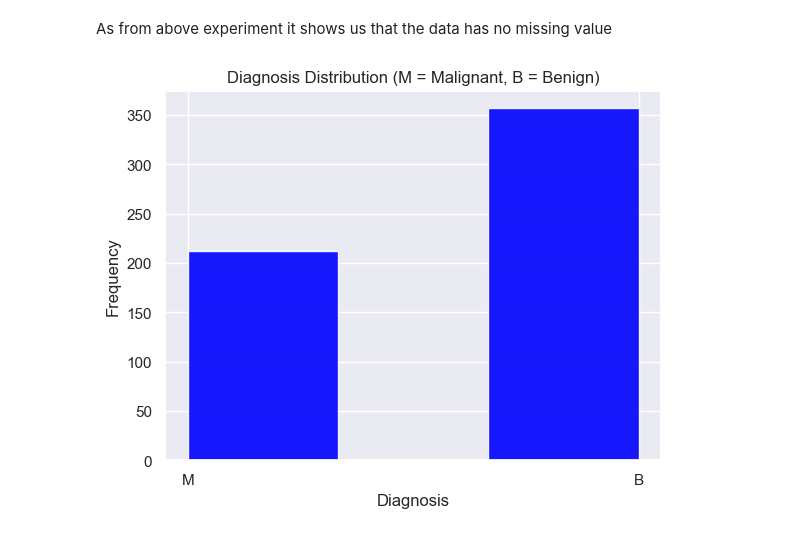
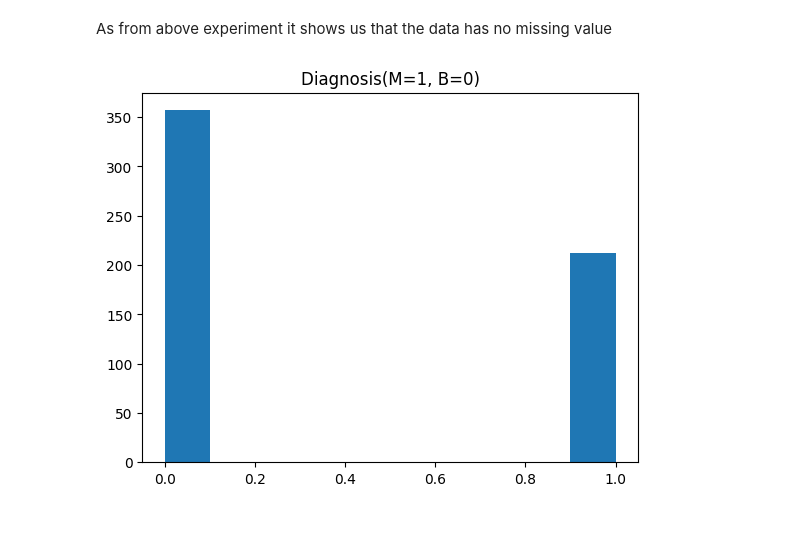
Before and after one commit to samirhusen/breast-cancer-classification, a Jupyter notebook: model.ipynb, the cells around one changed output. Drawn from its saved outputs; the diff is of its cells as text; code cells hidden in the pictures.

```diff
--- a/model.ipynb
+++ b/model.ipynb
@@ -100,11 +100,2 @@ plt.show()
 # %% [markdown]
 As from above experiment it shows us that the data has no missing value
-# %%
-# Visualize diagnosis distribution
-plt.hist(df['diagnosis'], bins=3, color='blue', alpha=0.9)
-plt.title('Diagnosis Distribution (M = Malignant, B = Benign)')
-plt.xlabel('Diagnosis')
-plt.ylabel('Frequency')
-plt.show()
-# %% [output]
-[figure, removed]
@@ -111,3 +105,10 @@ plt.show()
+# %%
+# Plotting a histogram of the diagnosis column
+plt.hist(df['diagnosis'])
+plt.title('Diagnosis(M=1, B=0)')
+plt.show()
+# %% [output]
+[figure, added]
 # %%
 # Check feature distributions & outliers
 num_cols = ['radius_mean', 'texture_mean', 'perimeter_mean', 'area_mean']
```
Also changed, not shown: parts of 13 cells of this notebook, 1 other file.
